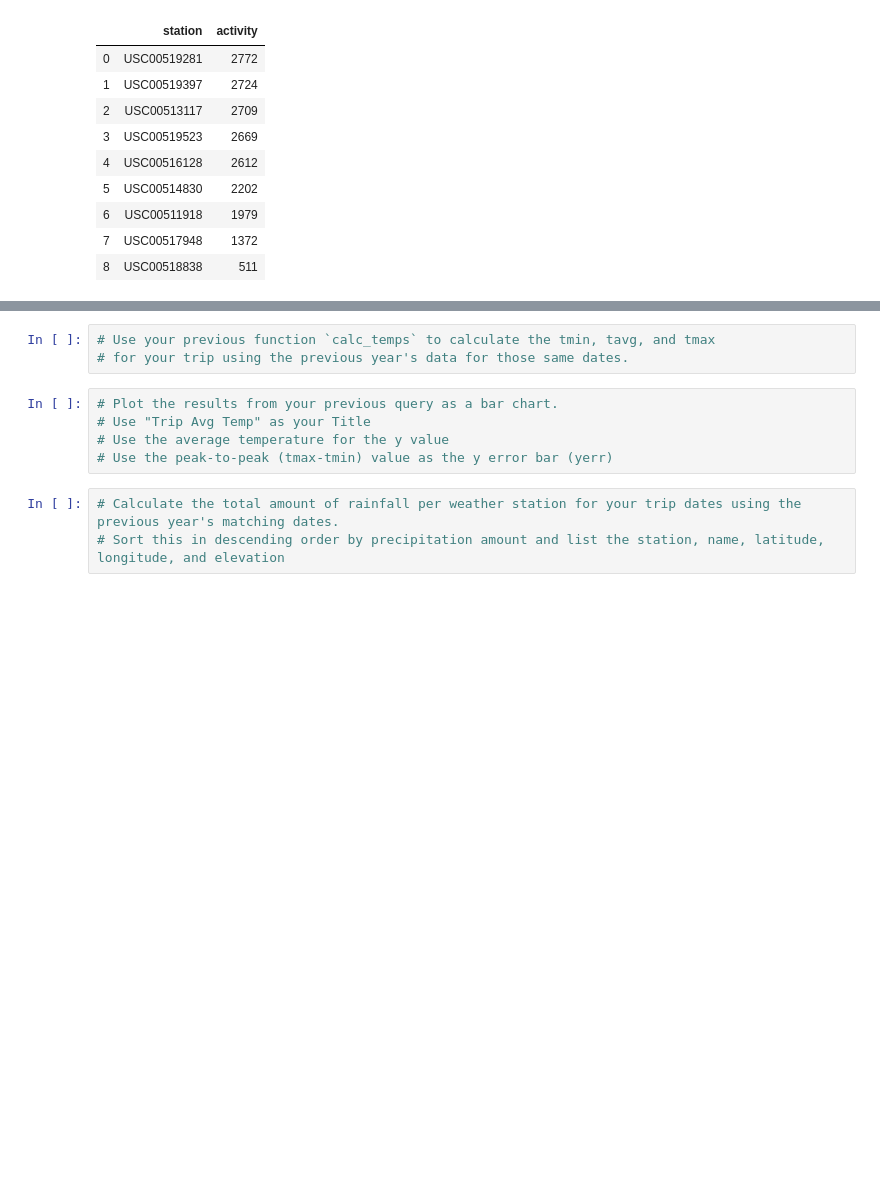
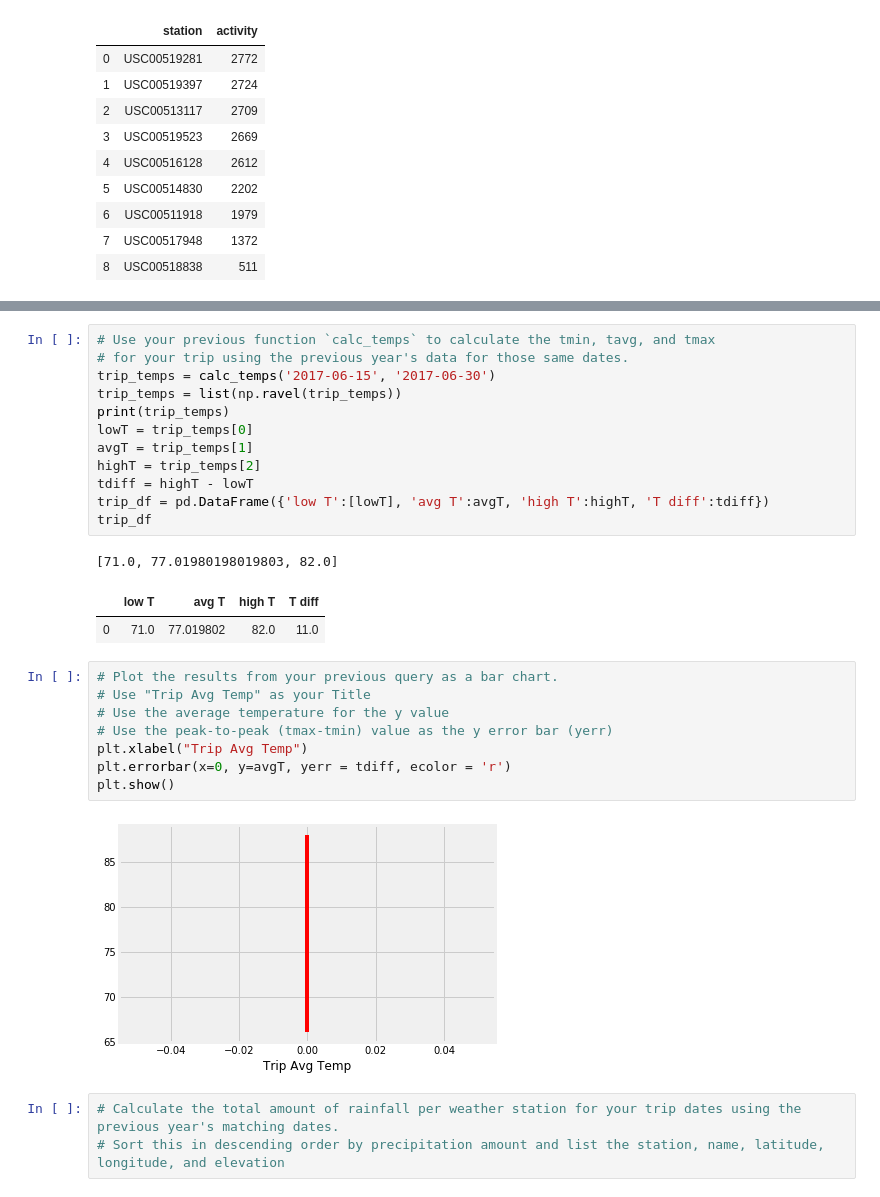
Before and after one commit to apspatz/sqlalchemy-challenge, a Jupyter notebook: climate.ipynb, the cells around one changed output, grey strips where cells are left out. Cells and saved outputs as stored; diff of their text form; blank space fills up the shorter version.

```diff
--- a/climate.ipynb
+++ b/climate.ipynb
@@ -184,11 +200,29 @@ print(calc_temps('2012-02-28', '2012-03-05'))
 # %%
 # Use your previous function `calc_temps` to calculate the tmin, tavg, and tmax
 # for your trip using the previous year's data for those same dates.
+trip_temps = calc_temps('2017-06-15', '2017-06-30')
+trip_temps = list(np.ravel(trip_temps))
+print(trip_temps)
+lowT = trip_temps[0]
+avgT = trip_temps[1]
+highT = trip_temps[2]
+tdiff = highT - lowT
+trip_df = pd.DataFrame({'low T':[lowT], 'avg T':avgT, 'high T':highT, 'T diff':tdiff})
+trip_df
+# %% [output]
+[71.0, 77.01980198019803, 82.0]
+|  | low T | avg T | high T | T diff |
+| 0 | 71.0 | 77.019802 | 82.0 | 11.0 |
 # %%
 # Plot the results from your previous query as a bar chart.
 # Use "Trip Avg Temp" as your Title
 # Use the average temperature for the y value
 # Use the peak-to-peak (tmax-tmin) value as the y error bar (yerr)
+plt.xlabel("Trip Avg Temp")
+plt.errorbar(x=0, y=avgT, yerr = tdiff, ecolor = 'r')
+plt.show()
+# %% [output]
+[figure, added]
 # %%
 # Calculate the total amount of rainfall per weather station for your trip dates using the previous year's matching dates.
 # Sort this in descending order by precipitation amount and list the station, name, latitude, longitude, and elevation
```
Also changed, not shown: parts of 4 cells of this notebook.
